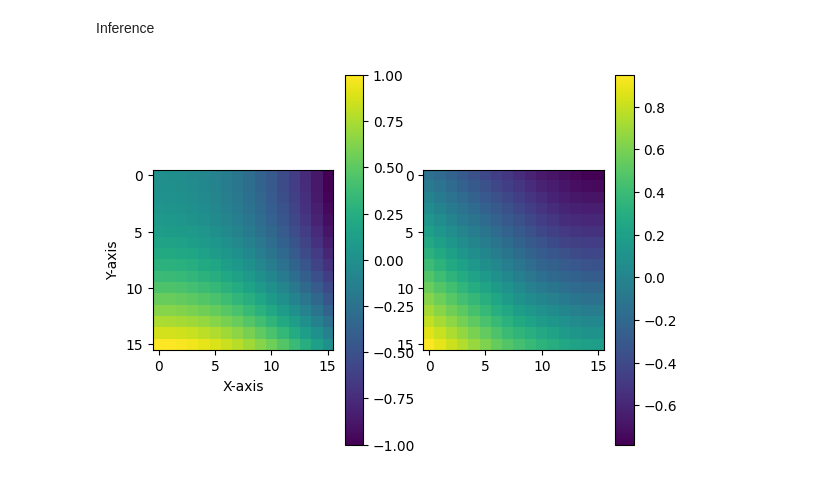
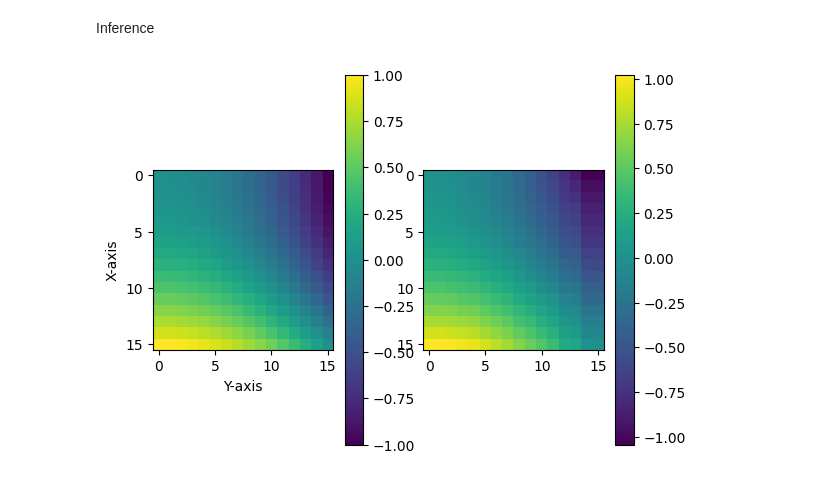
Before and after one commit to hdogan84/PINN_Laplace, a Jupyter notebook: notebooks/3a_DLmodel_Laplc.ipynb, the cells around one changed output. Saved outputs shown, nothing was run; the diff lists cells and outputs as text; code cells hidden in the pictures.

```diff
--- a/notebooks/3a_DLmodel_Laplc.ipynb
+++ b/notebooks/3a_DLmodel_Laplc.ipynb
@@ -161,8 +187,11 @@ for inputs, labels in train_dl:
 
     DirichletIndx, DirichletVals = bc(inputs,target_func, kappa)
 # %%
-def batch_loss_train(outputs, labels, inputs, kappa, loss_fn, optimizer):
-    loss = loss_fn(outputs, labels, inputs, kappa)
+def batch_loss_train(outputs, labels, len_x, len_y, loss_fn, optimizer):
+    PDELoss = loss_fn(outputs, labels, len_x, len_y) #This is Laplace loss
+    dbc_loss = DBCLoss(outputs)
+
+    loss = PDELoss.sum() + lambdaDBC * dbc_loss.sum()
 
     loss.backward()
 
@@ -225,34 +252,6 @@ mse_loss = nn.MSELoss()
-# %%
-class LaplaceLoss(nn.Module):
-    def __init__(self):
-        super(LaplaceLoss, self).__init__()
-
-    def forward(self, preds, targets, len_x, len_y):
-        """
-        Compute the Calculate the Laplace eq. for predictions.
-        labels (targets) loss should satisfy zero on the boundary
-        """
-
-        gradp_x = grad_x(preds,len_x)
-        gradp_y = grad_y(preds,len_y)
-
-        grad_p_xx = grad_x(gradp_x,len_x)
-        grad_p_yy = grad_y(gradp_y,len_y)
-        laplacian = grad_p_xx + grad_p_yy
-        PDELoss = mse_loss(laplacian, torch.zeros_like(laplacian))
-
-        # Dirichlet BC loss
-        DBCpreds = preds[DirichletIndx.squeeze(1)].clone()
-        DBCLoss = mse_loss(DBCpreds, DirichletVals)
-
-        #print(f"PDE loss: {PDELoss}, DBC loss: {DBCLoss}")
-
-        loss = PDELoss.sum() + lambdaDBC * DBCLoss.sum()
-
-        return loss
 # %%
 def fit(epochs, model, loss_fn, opt, train_dl, valid_dl):
-    print_every = 100
+    print_every = 50
     for epoch in range(epochs):
         train_loop(train_dl, model, loss_fn, optimizer, print_every, epoch)
         test_loop(train_dl, model, loss_fn, print_every, epoch)
@@ -281,6 +280,6 @@ class ErrorTracker:
 # Use for best Mean Rel. Abs Error
 error_tracker = ErrorTracker()
 # %%
-fit(100, model, criterion, optimizer, train_dl, test_dl)
+fit(1000, model, criterion, optimizer, train_dl, test_dl)
 # %% [output]
 Epoch 1   -------------------------------
@@ -301,33 +314,33 @@ with torch.no_grad():
 # %%
 import numpy as np
 import matplotlib.pyplot as plt
 from mpl_toolkits.mplot3d import Axes3D
 
 # Create a 2D array
 x = np.linspace(0,1,lenX)
 y = np.linspace(0,1,lenY)
 X, Y = np.meshgrid(x, y)     # Create a grid
 Z1 = labels.view(lenX,lenY).detach()
 Z2 = pred.view(lenX,lenY).detach()
 
 # Create a 3D plot
 fig = plt.figure()
 ax = fig.add_subplot(121)
 ax2 = fig.add_subplot(122)
 
 # Plot the surface
 surface1 = ax.imshow(Z1)
 surface2 = ax2.imshow(Z2)
 
 # Add a color bar for reference
 fig.colorbar(surface1)
 fig.colorbar(surface2)
 
 # Label axes
-ax.set_xlabel('X-axis')
-ax.set_ylabel('Y-axis')
+ax.set_xlabel('Y-axis')
+ax.set_ylabel('X-axis')
 
 # Show the plot
 plt.show()
 # %% [output]
-[figure, old version]
+[figure, new version]
```
Also changed, not shown: parts of 10 cells of this notebook, 1 other file.
